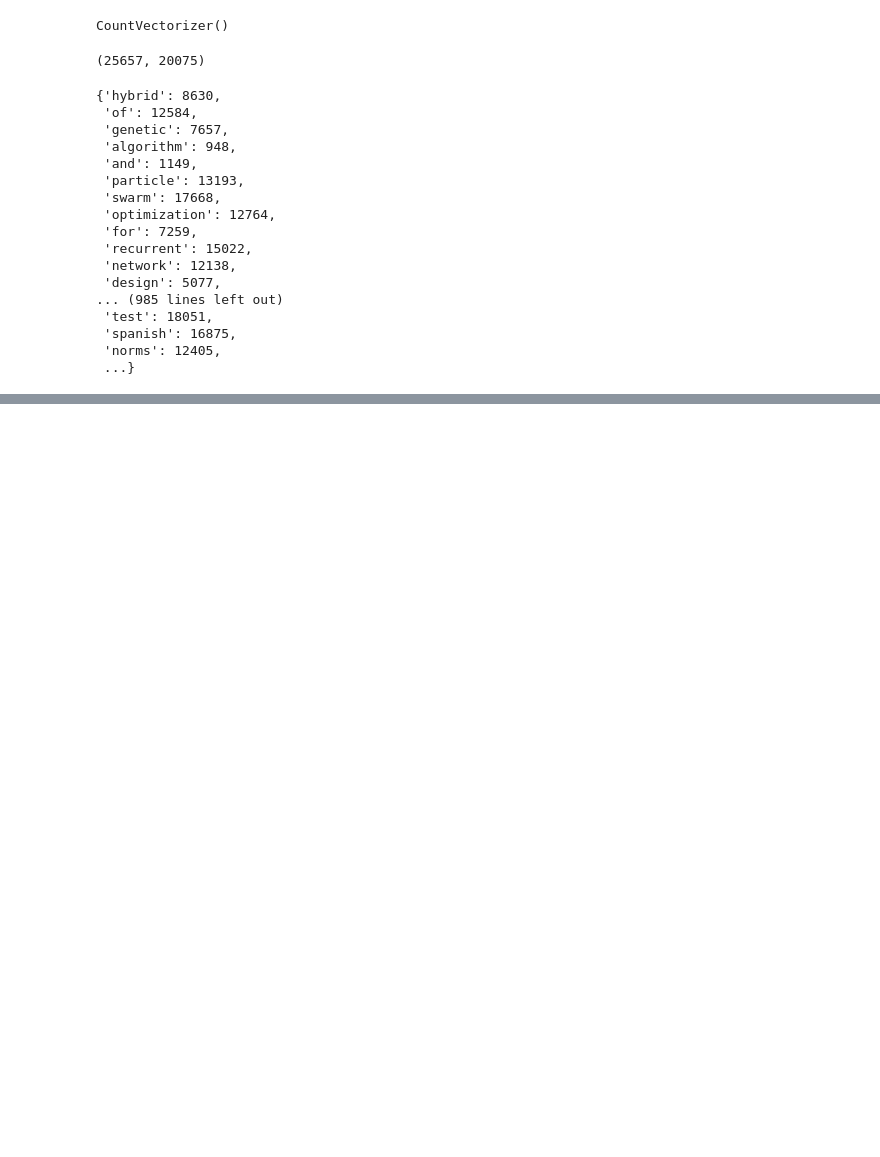
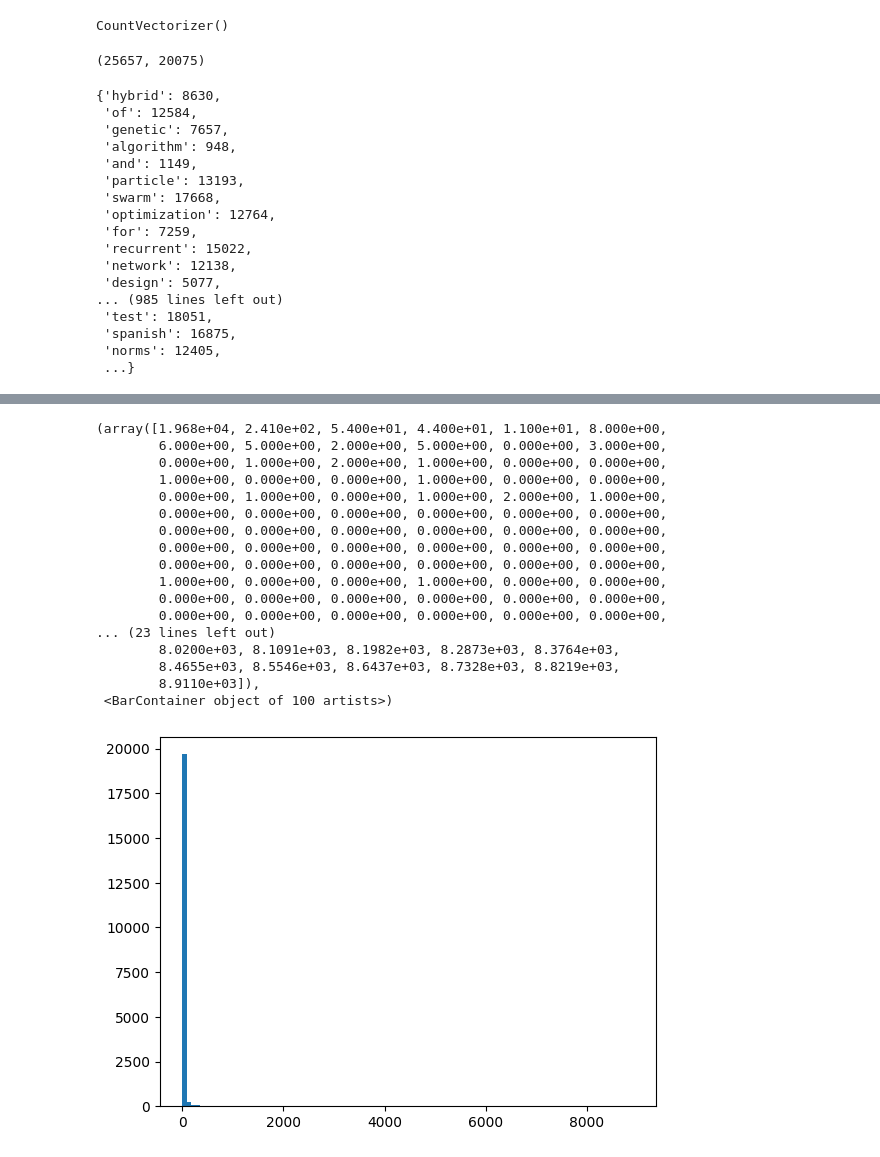
Before and after one commit to jsilvalavin/BE2, a Jupyter notebook: code.ipynb, the cells around one changed output, grey strips where cells are left out. Saved outputs shown, nothing was run; the diff lists cells and outputs as text; code cells hidden in the pictures; blank space fills up the shorter version.

```diff
--- a/code.ipynb
+++ b/code.ipynb
@@ -152,0 +169,21 @@ KeyError: 948
+# %%
+plt.hist(titles_matrix.sum(axis=0).tolist()[0], bins = 100)
+# %% [output]
+(array([1.968e+04, 2.410e+02, 5.400e+01, 4.400e+01, 1.100e+01, 8.000e+00,
+        6.000e+00, 5.000e+00, 2.000e+00, 5.000e+00, 0.000e+00, 3.000e+00,
+        0.000e+00, 1.000e+00, 2.000e+00, 1.000e+00, 0.000e+00, 0.000e+00,
+        1.000e+00, 0.000e+00, 0.000e+00, 1.000e+00, 0.000e+00, 0.000e+00,
+        0.000e+00, 1.000e+00, 0.000e+00, 1.000e+00, 2.000e+00, 1.000e+00,
+        0.000e+00, 0.000e+00, 0.000e+00, 0.000e+00, 0.000e+00, 0.000e+00,
+        0.000e+00, 0.000e+00, 0.000e+00, 0.000e+00, 0.000e+00, 0.000e+00,
+        0.000e+00, 0.000e+00, 0.000e+00, 0.000e+00, 0.000e+00, 0.000e+00,
+        0.000e+00, 0.000e+00, 0.000e+00, 0.000e+00, 0.000e+00, 0.000e+00,
+        1.000e+00, 0.000e+00, 0.000e+00, 1.000e+00, 0.000e+00, 0.000e+00,
+        0.000e+00, 0.000e+00, 0.000e+00, 0.000e+00, 0.000e+00, 0.000e+00,
+        0.000e+00, 0.000e+00, 0.000e+00, 0.000e+00, 0.000e+00, 0.000e+00,
+... (23 lines left out)
+        8.0200e+03, 8.1091e+03, 8.1982e+03, 8.2873e+03, 8.3764e+03,
+        8.4655e+03, 8.5546e+03, 8.6437e+03, 8.7328e+03, 8.8219e+03,
+        8.9110e+03]),
+ <BarContainer object of 100 artists>)
+[figure, added]
```
Also changed, not shown: parts of 1 cell of this notebook.
